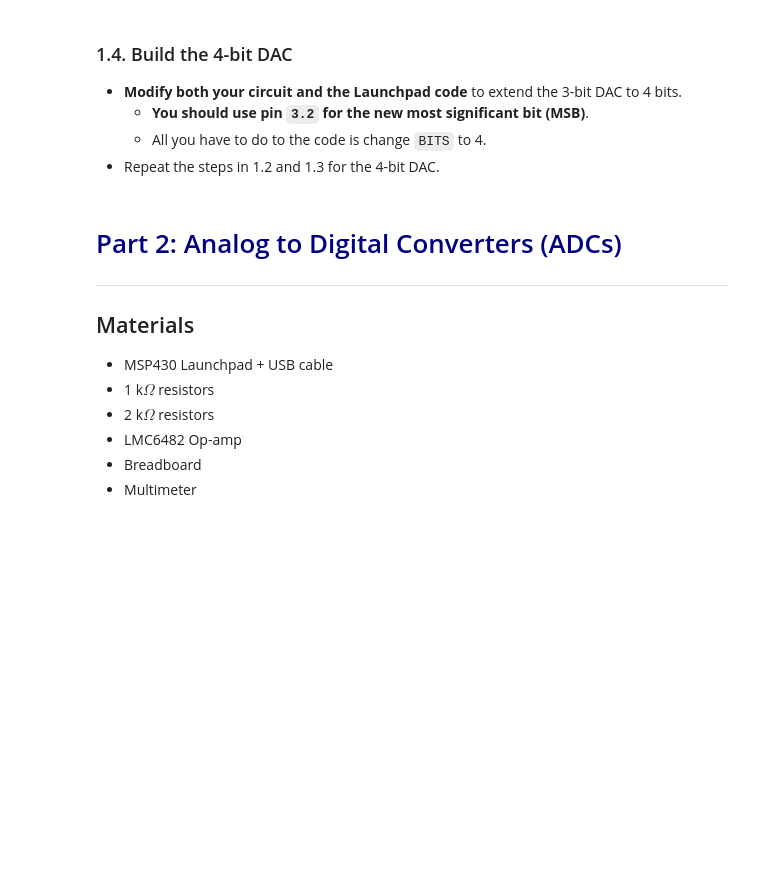
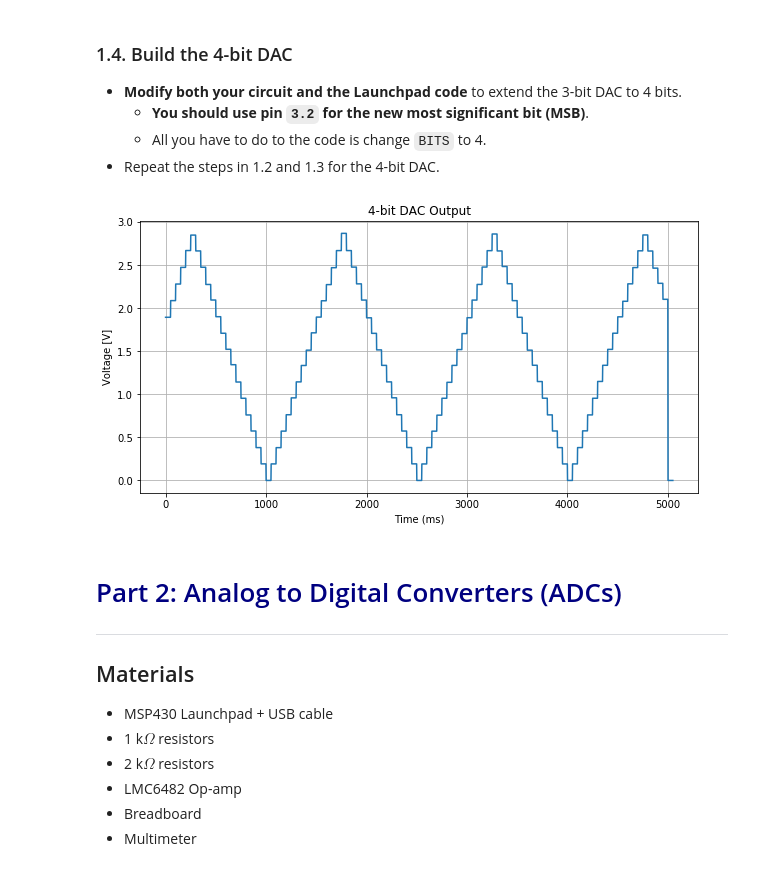
Before and after one commit to SmurphySean/EECS-16B, a Jupyter notebook: lab2/lab2/lab2-dac-adc.ipynb, the cells around one changed output. Cells and saved outputs as stored; diff of their text form; code cells hidden in the pictures; blank space fills up the shorter version.

```diff
--- a/lab2/lab2/lab2-dac-adc.ipynb
+++ b/lab2/lab2/lab2-dac-adc.ipynb
@@ -108,21 +110,23 @@ plt.show()
     - **You should use pin `3.2` for the new most significant bit (MSB)**.
     - All you have to do to the code is change `BITS` to 4.
 - Repeat the steps in 1.2 and 1.3 for the 4-bit DAC.
-# %%
-delay = # your delay (in milliseconds) -- make it a value between 5 and 100
-
-voltages = [] #fill in voltages here
-
-
-#Plot Outputs
-plt.figure(figsize=(10,5))
-plt.grid()
-vplot = np.concatenate([np.repeat(v,delay) for v in voltages])
-plt.plot(vplot)
-plt.xlabel("Time (ms)")
-plt.ylabel("Voltage [V]")
-plt.title("4-bit DAC Output")
-plt.show()
+# %%
+delay = 50 # your delay (in milliseconds) -- make it a value between 5 and 100
+
+# voltages = [0.0000000000,0.3475647449,0.6896453380,1.0414717197,1.3727459907,1.7278884887,2.0646553039,2.4103398323,2.6155900955,2.6954925060,2.7520244121,2.7710041999,2.7899479866,2.8209323883,2.8451461791,2.8613495826,2.8357284545,2.8383743286,2.8059865951,2.7710041999,2.7386419773,2.7007360458,2.6105420589,2.4040188789,2.0644319057,1.7230050563,1.3708645105,1.0374245643,0.6893679618,0.3473629474,0.0000000000,0.3483852386,0.6876945018,1.0397543907,1.3739876747,1.7355091571,2.0636808872,2.4220793247,2.6116561889,2.7005105018,2.7545247077,2.7858366966,2.8033127784,2.8316429138,2.8330442428,2.8640472412,2.8317096710,2.8181395530,2.8045840263,2.7737009525,2.7480809688,2.7008862495,2.6064968109,2.4071443080,2.0733647346,1.7265128135,1.3759866952,1.0359585285,0.6907169818,0.3470349311,0.0000000000] #fill in voltages here
+voltages = [1.8959632873,2.0896270275,2.2823202610,2.4758765697,2.6716256141,2.8510670661,2.6669890880,2.4774188995,2.2772552967,2.0965855121,1.9026745796,1.7103262901,1.5239360332,1.3449120521,1.1437013149,0.9548252105,0.7610749244,0.5746903419,0.3816314697,0.1926579475,0.0000000000,0.1921562385,0.3811347961,0.5731910705,0.7634649753,0.9595706939,1.1451944112,1.3358128070,1.5139421463,1.7152531147,1.8981969833,2.0877923965,2.2756106853,2.4722032546,2.6709275245,2.8712096214,2.6710755825,2.4790158271,2.2844071388,2.0959863662,1.8898021697,1.7092792987,1.5171084403,1.3371040821,1.1451959609,0.9603192329,0.7634649753,0.5742401599,0.3824810028,0.1927586174,0.0000000000,0.1916110420,0.3824331283,0.5725972175,0.7586384296,0.9550744056,1.1402759552,1.3368610143,1.5209421157,1.7065935134,1.8910015106,2.0958893299,2.2775728702,2.4796133041,2.6700809001,2.8637334823,2.6667466163,2.4860458374,2.2860569953,2.0893414020,1.8957202911,1.7103113174,1.5138982772,1.3384051322,1.1492476463,0.9555782318,0.7619680404,0.5746903419,0.3815320491,0.1917610168,0.0000000000,0.1920114898,0.3819300842,0.5761849880,0.7615207672,0.9550797462,1.1502988338,1.3380553722,1.5230901241,1.7107727527,1.9011989593,2.0819609165,2.2845623493,2.4737763404,2.6682388782,2.8525344848,2.6660006046,2.4669828414,2.2905409336,2.1047682762,0.0000000000]
+
+#Plot Outputs
+plt.figure(figsize=(10,5))
+plt.grid()
+vplot = np.concatenate([np.repeat(v,delay) for v in voltages])
+plt.plot(vplot)
+plt.xlabel("Time (ms)")
+plt.ylabel("Voltage [V]")
+plt.title("4-bit DAC Output")
+plt.show()
+# %% [output]
+[figure, added]
 # %% [markdown]
 <a id='part2'></a>
 # <span style="color:navy">Part 2: Analog to Digital Converters (ADCs)</span>
```
Also changed, not shown: parts of 21 cells of this notebook, 1 other file.
